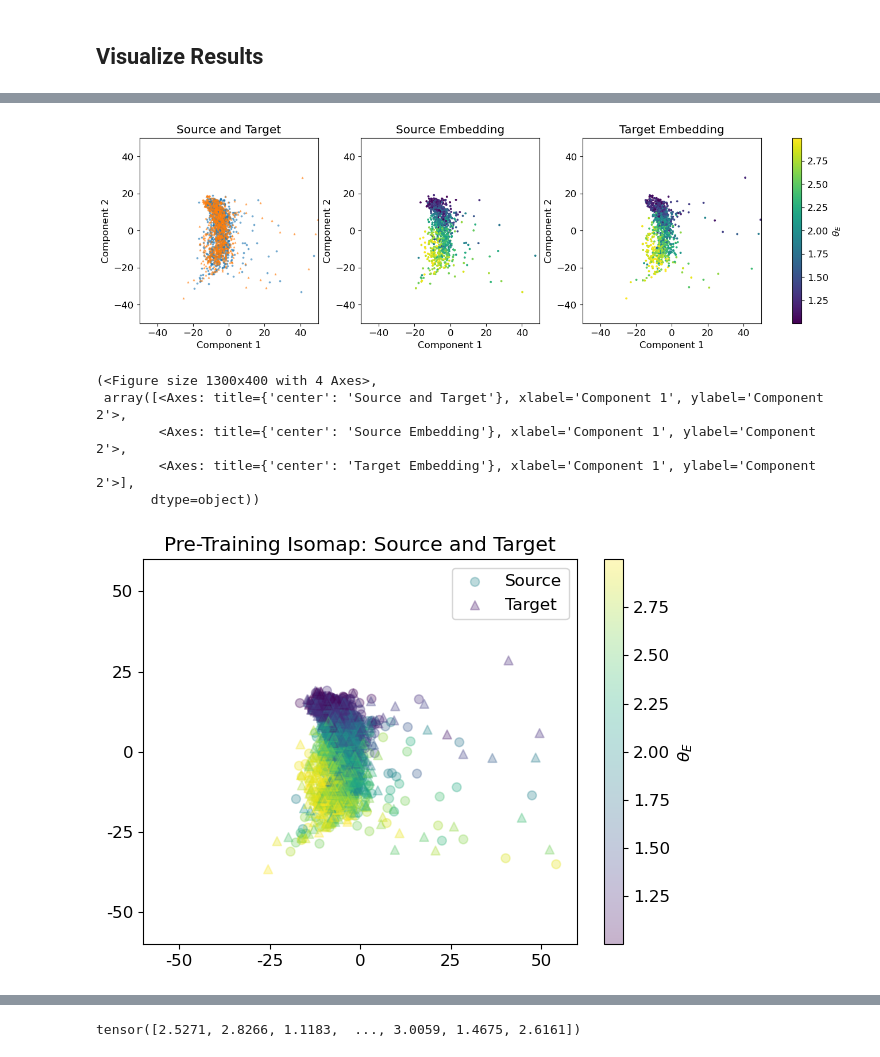
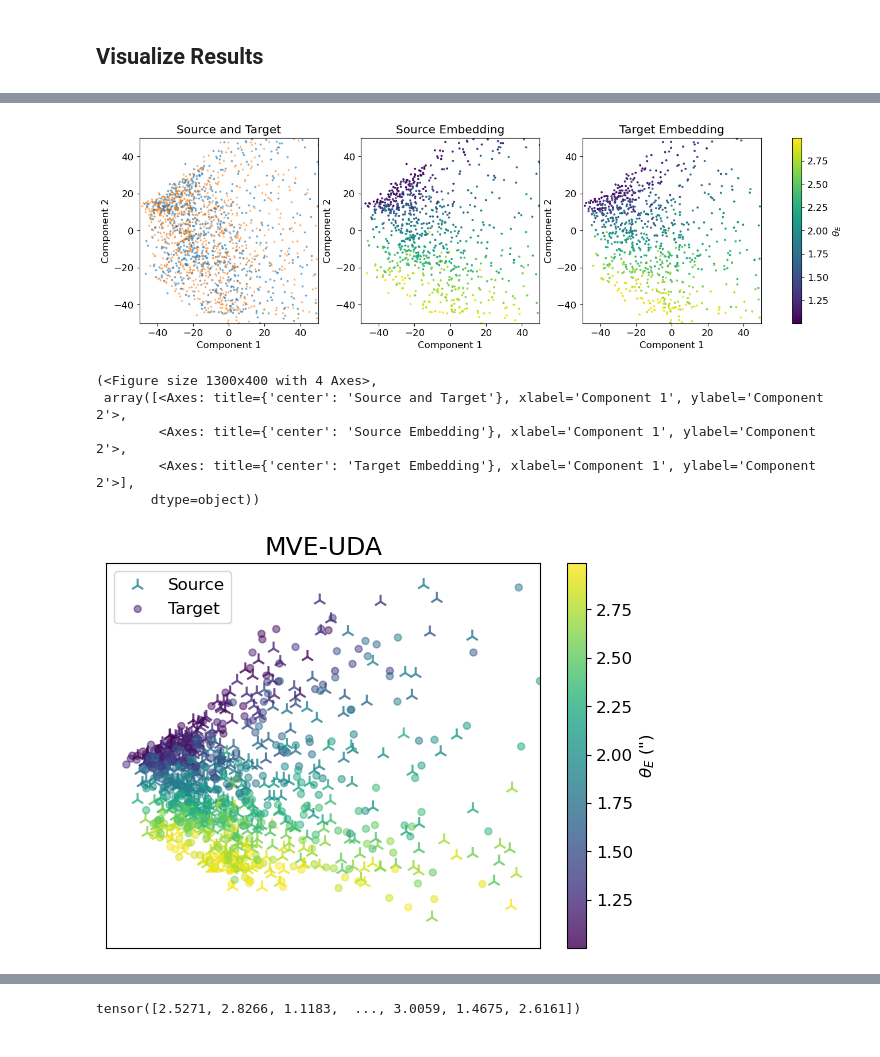
Before and after one commit to deepskies/DomainAdaptiveMVEforLensModeling, a Jupyter notebook: src/training/PaperMVE/VisualizeModel.ipynb, the cells around one changed output, grey strips where cells are left out. Cells and saved outputs as stored; diff of their text form; code cells hidden in the pictures.

Commit message:
visualization v4

```diff
--- a/src/training/PaperMVE/VisualizeModel.ipynb
+++ b/src/training/PaperMVE/VisualizeModel.ipynb
@@ -40,7 +40,7 @@ source_img_path = head / 'data/mb_paper_source_final/mb_paper_source_final.npy'
 target_img_path = head / 'data/mb_paper_target_final/mb_paper_target_final.npy'
 source_meta = head / 'data/mb_paper_source_final/mb_paper_source_final_metadata.csv'
 target_meta = head / 'data/mb_paper_target_final/mb_paper_target_final_metadata.csv'
-batch_size = 64
+batch_size = 128
 source_train_dataloader, source_test_dataloader, source_val_dataloader, source_data = create_dataloader(source_img_path, source_meta, batch_size)
 target_train_dataloader, target_test_dataloader, target_val_dataloader, target_data = create_dataloader(target_img_path, target_meta, batch_size)
 isomap_source_label_sample = pd.read_csv(source_meta)['PLANE_1-OBJECT_1-MASS_PROFILE_1-theta_E-g'].tolist()[:1000]
@@ -159,7 +114,7 @@ Estimated Total Size (MB): 0.99
 # %%
 # Loads a model for plotting/viz
 
-viz_mod_name = "models/papermve_v2_aug20_2300_A_mve"
+viz_mod_name = "models/papermve_v3_aug22_1315_A_mve"
 model.load_state_dict(torch.load(viz_mod_name)['state_dict'])
 stats = json.load(open(viz_mod_name+'.json', 'r'))
 # %%
@@ -186,30 +141,42 @@ plt.rcParams.update({'font.size': 12})
 trained_source_iso, trained_target_iso = generate_isomaps(source_data, target_data, model)
 show_isomaps(trained_source_iso, trained_target_iso, isomap_source_label_sample, isomap_target_label_sample, viz_mod_name, axlim = 50)
 # %% [output]
-[figure, old version]
+[figure, new version]
 (<Figure size 1300x400 with 4 Axes>,
  array([<Axes: title={'center': 'Source and Target'}, xlabel='Component 1', ylabel='Component 2'>,
         <Axes: title={'center': 'Source Embedding'}, xlabel='Component 1', ylabel='Component 2'>,
         <Axes: title={'center': 'Target Embedding'}, xlabel='Component 1', ylabel='Component 2'>],
        dtype=object))
 # %%
-axlim = 60
+axlim = 100
+cx = 40
+cy = 15
+n = 500
 fig, ax1 = plt.subplots(1, 1, figsize=(7, 5),)
-s = ax1.scatter(trained_source_iso[:, 0], trained_source_iso[:, 1], s=40, marker='o', alpha = 0.3, c = isomap_source_label_sample,
+s = ax1.scatter(trained_source_iso[:, 0][:n], trained_source_iso[:, 1][:n], s=100, marker='2', alpha = 0.8, c = isomap_source_label_sample[:n],
            label = "Source")
-ax1.scatter(trained_target_iso[:, 0], trained_target_iso[:, 1], s=40, marker='^', alpha = 0.3, c = isomap_target_label_sample,
+ax1.scatter(trained_target_iso[:, 0][:n], trained_target_iso[:, 1][:n], s=100, marker='.', alpha = 0.5, c = isomap_target_label_sample[:n],
            label = "Target")
-ax1.set_xlim(-axlim, axlim)
-ax1.set_ylim(-axlim, axlim)
-ax1.set_title('Pre-Training Isomap: Source and Target')
+ax1.set_xlim(-axlim + cx, axlim + cx)
+ax1.set_ylim(-axlim + cy, axlim + cy)
+ax1.set_title('MVE-UDA', fontsize = 18)
 
 # Remove axis ticks and labels
-ax1.set_xticks([-50, -25, 0, 25, 50])
-ax1.set_yticks([-50, -25, 0, 25, 50])
-ax1.set_xticklabels([-50, -25, 0, 25, 50])
-ax1.set_yticklabels([-50, -25, 0, 25, 50])
+# xl, xr = ax1.get_xlim()
+# yl, yr = ax1.get_ylim()
+# xt = np.int32(np.linspace(xl, xr, 5))
+# yt = np.int32(np.linspace(yl, yr, 5))
+
+# ax1.set_xticks(xt)
+# ax1.set_yticks(yt)
+# ax1.set_xticklabels(xt)
+# ax1.set_yticklabels(yt)
+ax1.set_xticks([])
+ax1.set_yticks([])
+ax1.set_xticklabels([])
+ax1.set_yticklabels([])
 plt.legend()
-plt.colorbar(s, ax = ax1, label = r"$\theta_E$")
-plt.savefig("pre_isomap.png", bbox_inches = 'tight', dpi = 400)
+plt.colorbar(s, ax = ax1, label = "$\\theta_E$ (\")")
+plt.savefig("post_isomap.png", bbox_inches = 'tight', dpi = 400)
 # %% [output]
-[figure, old version]
+[figure, new version]
```
Also changed, not shown: parts of 19 cells of this notebook, 1 other file.
